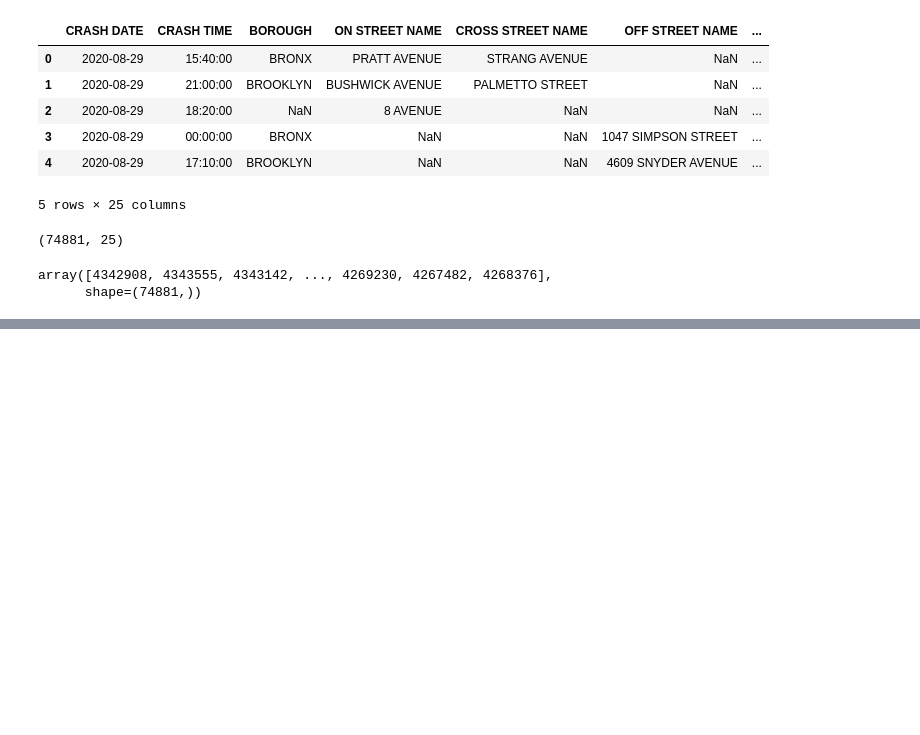
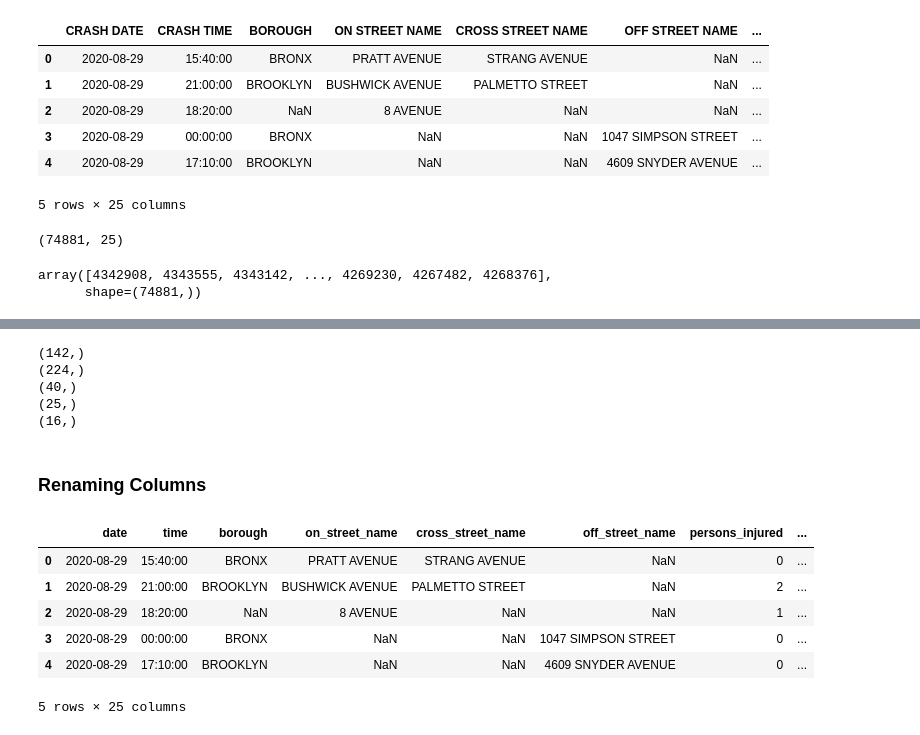
Before and after one commit to smartestnerdfromtown/NYC-Traffic-Accidents, a Jupyter notebook: analysis.ipynb, the cells around one changed output, grey strips where cells are left out. Saved outputs shown, nothing was run; the diff lists cells and outputs as text; code cells hidden in the pictures; blank space fills up the shorter version.

```diff
--- a/analysis.ipynb
+++ b/analysis.ipynb
@@ -48,0 +416,45 @@ array([4342908, 4343555, 4343142, ..., 4269230, 4267482, 4268376],
+# %%
+for col in df.columns:
+    if col in vehicle_columns:
+        print(df[col].unique().shape)
+# %% [output]
+(142,)
+(224,)
+(40,)
+(25,)
+(16,)
+# %% [markdown]
+### Renaming Columns
+# %%
+renaming_rules = {
+    "CRASH DATE": "date",
+    "CRASH TIME": "time",
+    "NUMBER OF PERSONS INJURED": "persons_injured",
+    "NUMBER OF PERSONS KILLED": "persons_killed",
+    "NUMBER OF PEDESTRIANS INJURED": "pedestrians_injured",
+    "NUMBER OF PEDESTRIANS KILLED": "pedestrians_killed",
+    "VEHICLE TYPE CODE 1": "vehicle_type_1",
+    "VEHICLE TYPE CODE 2": "vehicle_type_2",
+    "VEHICLE TYPE CODE 3": "vehicle_type_3",
+    "VEHICLE TYPE CODE 4": "vehicle_type_4",
+    "VEHICLE TYPE CODE 5": "vehicle_type_5",
+    "COLLISION_ID": "collision_id"
+}
+
+df = df.rename(columns=renaming_rules)
+
+# Converting all remaining columns to lowercase with underscores (aka Snake Case)
+for col in df.columns:
+    if col not in renaming_rules.values():  # Skiping already renamed columns
+        new_name = col.lower().replace(' ', '_')
+        df = df.rename(columns={col: new_name})
+# %%
+df.head()
+# %% [output]
+|  | date | time | borough | on_street_name | cross_street_name | off_street_name | persons_injured | ... |
+| 0 | 2020-08-29 | 15:40:00 | BRONX | PRATT AVENUE | STRANG AVENUE | NaN | 0 | ... |
+| 1 | 2020-08-29 | 21:00:00 | BROOKLYN | BUSHWICK AVENUE | PALMETTO STREET | NaN | 2 | ... |
+| 2 | 2020-08-29 | 18:20:00 | NaN | 8 AVENUE | NaN | NaN | 1 | ... |
+| 3 | 2020-08-29 | 00:00:00 | BRONX | NaN | NaN | 1047 SIMPSON STREET | 0 | ... |
+| 4 | 2020-08-29 | 17:10:00 | BROOKLYN | NaN | NaN | 4609 SNYDER AVENUE | 0 | ... |
+5 rows × 25 columns
```
Also changed, not shown: parts of 6 cells of this notebook, 1 other file.
